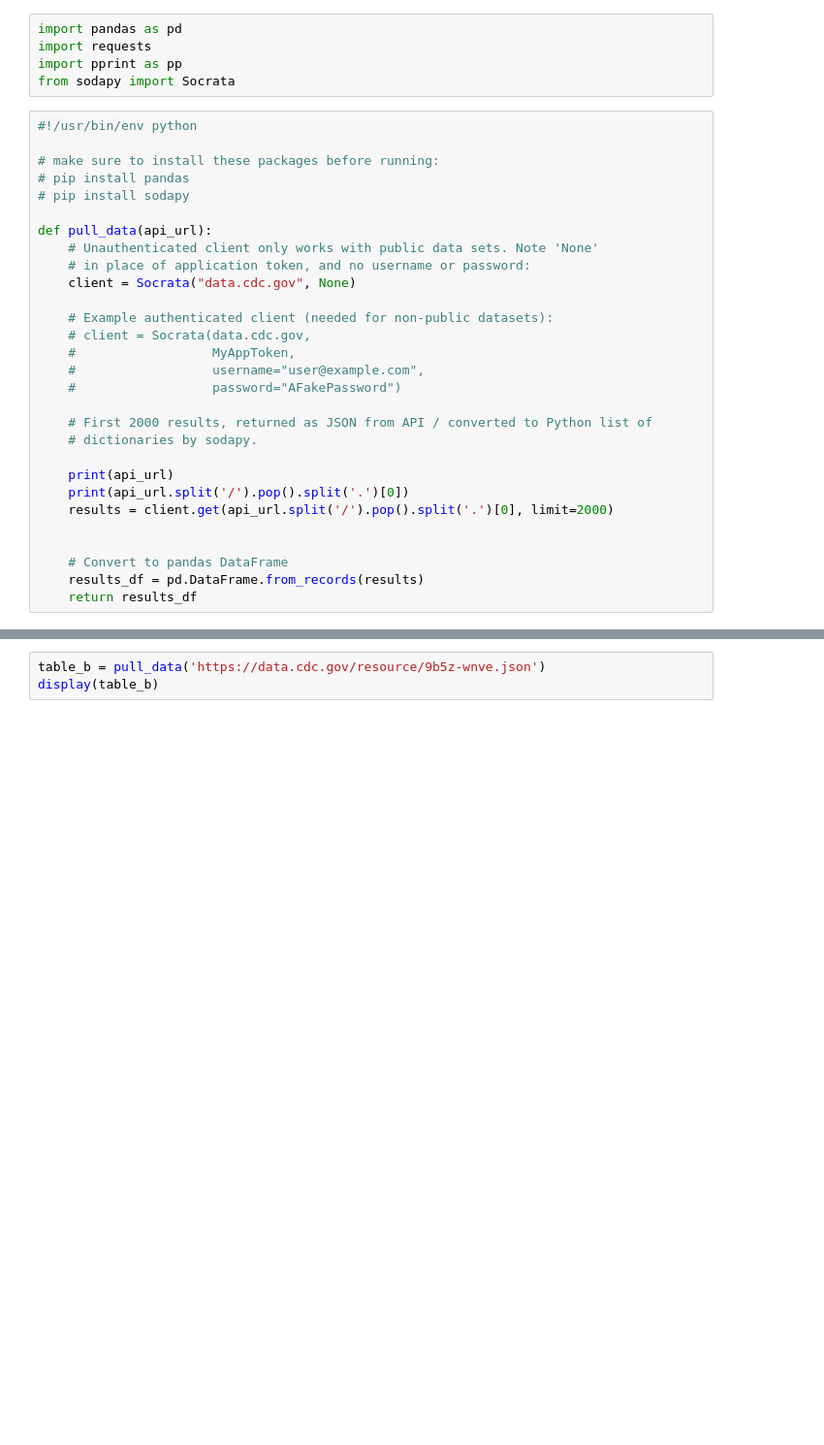
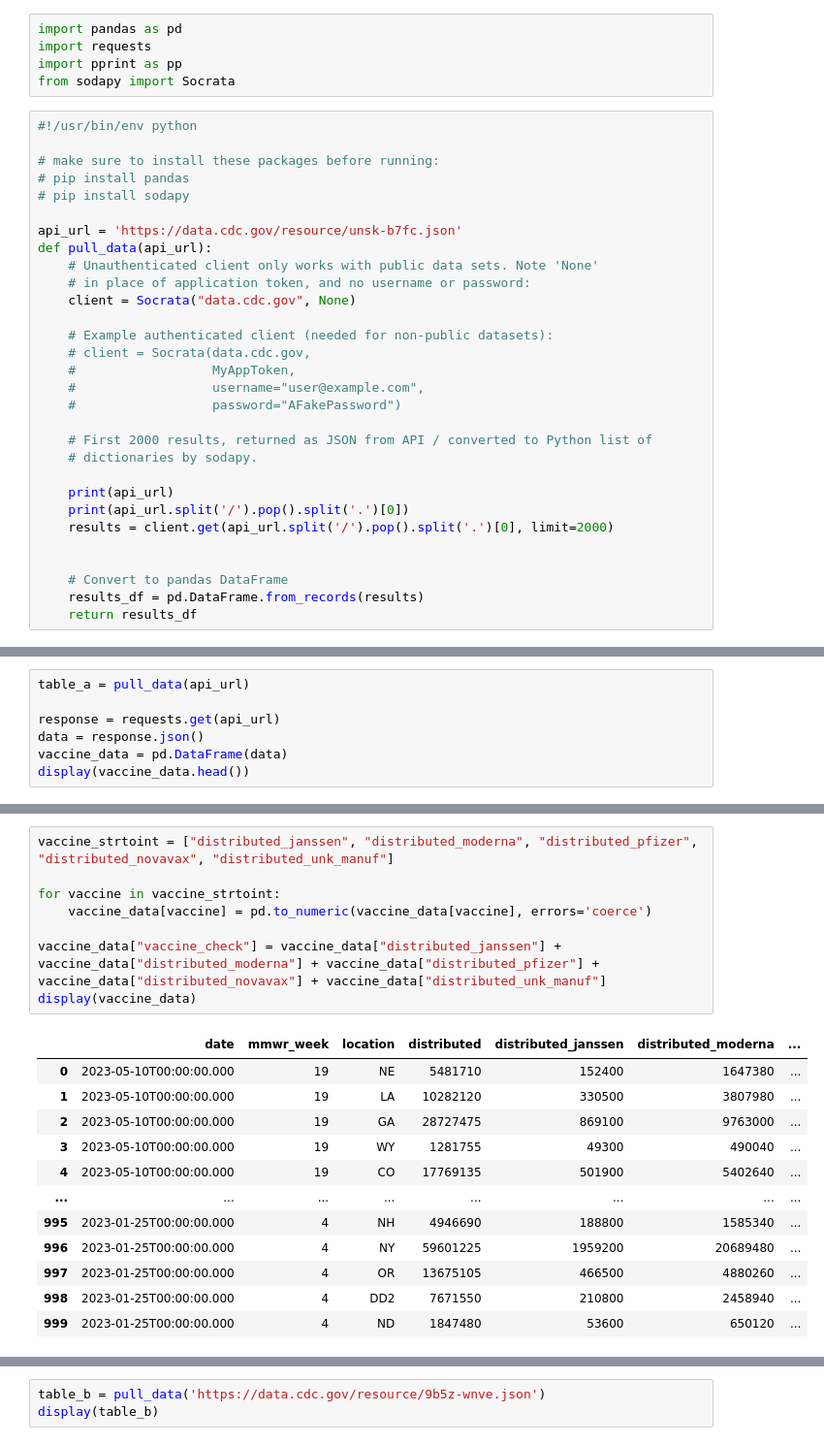
Before and after one commit to imnana18/project1_group07, a Jupyter notebook: project_files/code.ipynb, the cells around one changed output, grey strips where cells are left out. Shown: that part at 97% size. Saved outputs shown, nothing was run; the diff lists cells and outputs as text; blank space fills up the shorter version.

```diff
--- a/project_files/code.ipynb
+++ b/project_files/code.ipynb
@@ -10,6 +10,7 @@ from sodapy import Socrata
 # pip install pandas
 # pip install sodapy
 
+api_url = 'https://data.cdc.gov/resource/unsk-b7fc.json'
 def pull_data(api_url):
     # Unauthenticated client only works with public data sets. Note 'None'
     # in place of application token, and no username or password:
@@ -54,0 +36,7 @@ unsk-b7fc
+# %%
+table_a = pull_data(api_url)
+
+response = requests.get(api_url)
+data = response.json()
+vaccine_data = pd.DataFrame(data)
+display(vaccine_data.head())
@@ -54,0 +59,21 @@ unsk-b7fc
+# %%
+vaccine_strtoint = ["distributed_janssen", "distributed_moderna", "distributed_pfizer", "distributed_novavax", "distributed_unk_manuf"]
+
+for vaccine in vaccine_strtoint:
+    vaccine_data[vaccine] = pd.to_numeric(vaccine_data[vaccine], errors='coerce')
+
+vaccine_data["vaccine_check"] = vaccine_data["distributed_janssen"] + vaccine_data["distributed_moderna"] + vaccine_data["distributed_pfizer"] + vaccine_data["distributed_novavax"] + vaccine_data["distributed_unk_manuf"]
+display(vaccine_data)
+# %% [output]
+|  | date | mmwr_week | location | distributed | distributed_janssen | distributed_moderna | ... |
+| 0 | 2023-05-10T00:00:00.000 | 19 | NE | 5481710 | 152400 | 1647380 | ... |
+| 1 | 2023-05-10T00:00:00.000 | 19 | LA | 10282120 | 330500 | 3807980 | ... |
+| 2 | 2023-05-10T00:00:00.000 | 19 | GA | 28727475 | 869100 | 9763000 | ... |
+| 3 | 2023-05-10T00:00:00.000 | 19 | WY | 1281755 | 49300 | 490040 | ... |
+| 4 | 2023-05-10T00:00:00.000 | 19 | CO | 17769135 | 501900 | 5402640 | ... |
+| ... | ... | ... | ... | ... | ... | ... | ... |
+| 995 | 2023-01-25T00:00:00.000 | 4 | NH | 4946690 | 188800 | 1585340 | ... |
+| 996 | 2023-01-25T00:00:00.000 | 4 | NY | 59601225 | 1959200 | 20689480 | ... |
+| 997 | 2023-01-25T00:00:00.000 | 4 | OR | 13675105 | 466500 | 4880260 | ... |
+| 998 | 2023-01-25T00:00:00.000 | 4 | DD2 | 7671550 | 210800 | 2458940 | ... |
+| 999 | 2023-01-25T00:00:00.000 | 4 | ND | 1847480 | 53600 | 650120 | ... |
```
Also changed, not shown: parts of 4 cells of this notebook, 3 other files.
